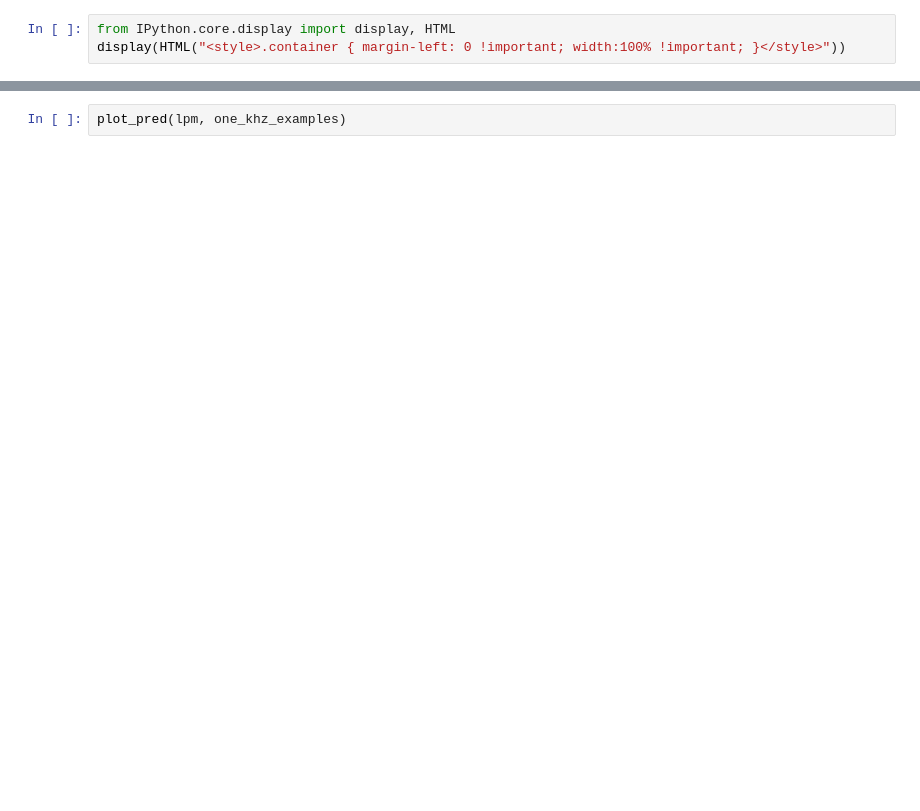
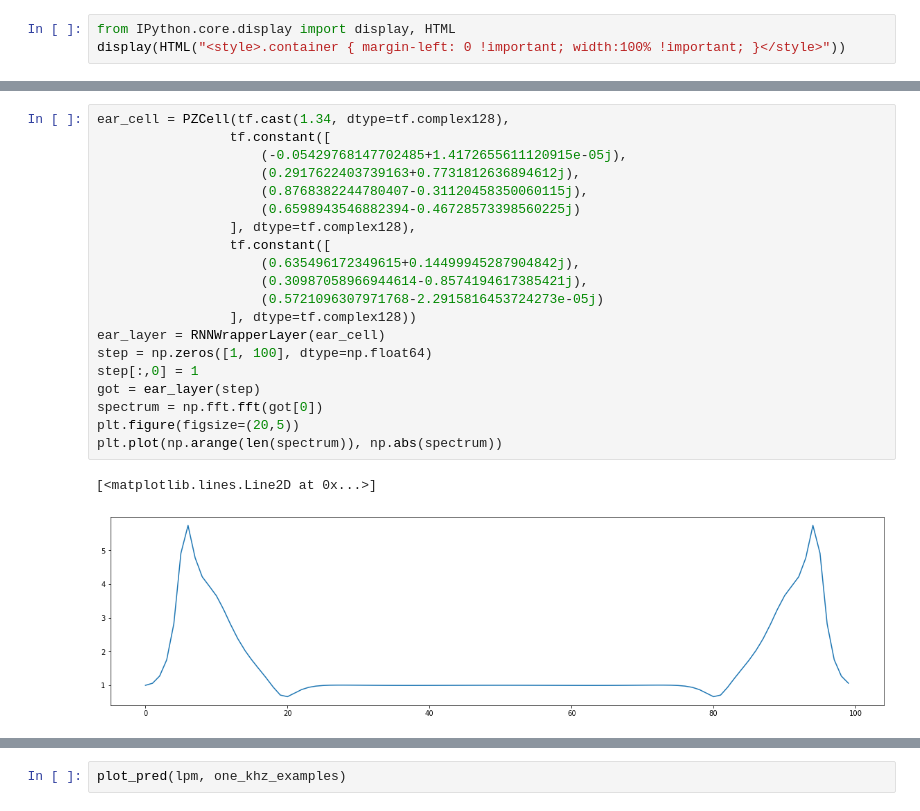
Before and after one commit to google-research/korvapuusti, a Jupyter notebook: experiments/partial_loudness/analysis/jupyter/TensorEars.ipynb, the cells around one changed output, grey strips where cells are left out. Cells and saved outputs as stored; diff of their text form; blank space fills up the shorter version.

```diff
--- a/experiments/partial_loudness/analysis/jupyter/TensorEars.ipynb
+++ b/experiments/partial_loudness/analysis/jupyter/TensorEars.ipynb
@@ -518,0 +600,23 @@ ear_layer(ex0[0])
+# %%
+ear_cell = PZCell(tf.cast(1.34, dtype=tf.complex128),
+                 tf.constant([
+                     (-0.05429768147702485+1.4172655611120915e-05j),
+                     (0.2917622403739163+0.7731812636894612j),
+                     (0.8768382244780407-0.31120458350060115j),
+                     (0.6598943546882394-0.46728573398560225j)
+                 ], dtype=tf.complex128),
+                 tf.constant([
+                     (0.635496172349615+0.14499945287904842j),
+                     (0.30987058966944614-0.8574194617385421j),
+                     (0.5721096307971768-2.2915816453724273e-05j)
+                 ], dtype=tf.complex128))
+ear_layer = RNNWrapperLayer(ear_cell)
+step = np.zeros([1, 100], dtype=np.float64)
+step[:,0] = 1
+got = ear_layer(step)
+spectrum = np.fft.fft(got[0])
+plt.figure(figsize=(20,5))
+plt.plot(np.arange(len(spectrum)), np.abs(spectrum))
+# %% [output]
+[<matplotlib.lines.Line2D at 0x...>]
+[figure, added]
```
Also changed, not shown: parts of 19 cells of this notebook.
